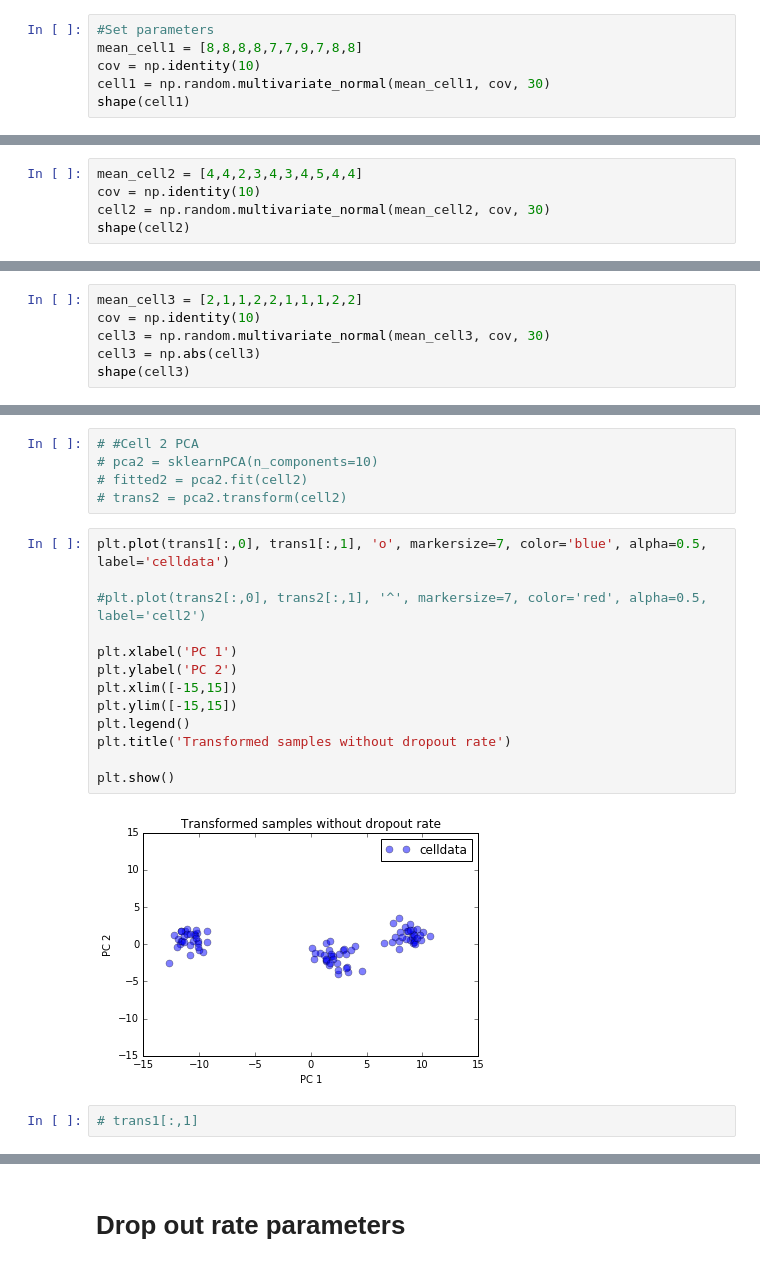
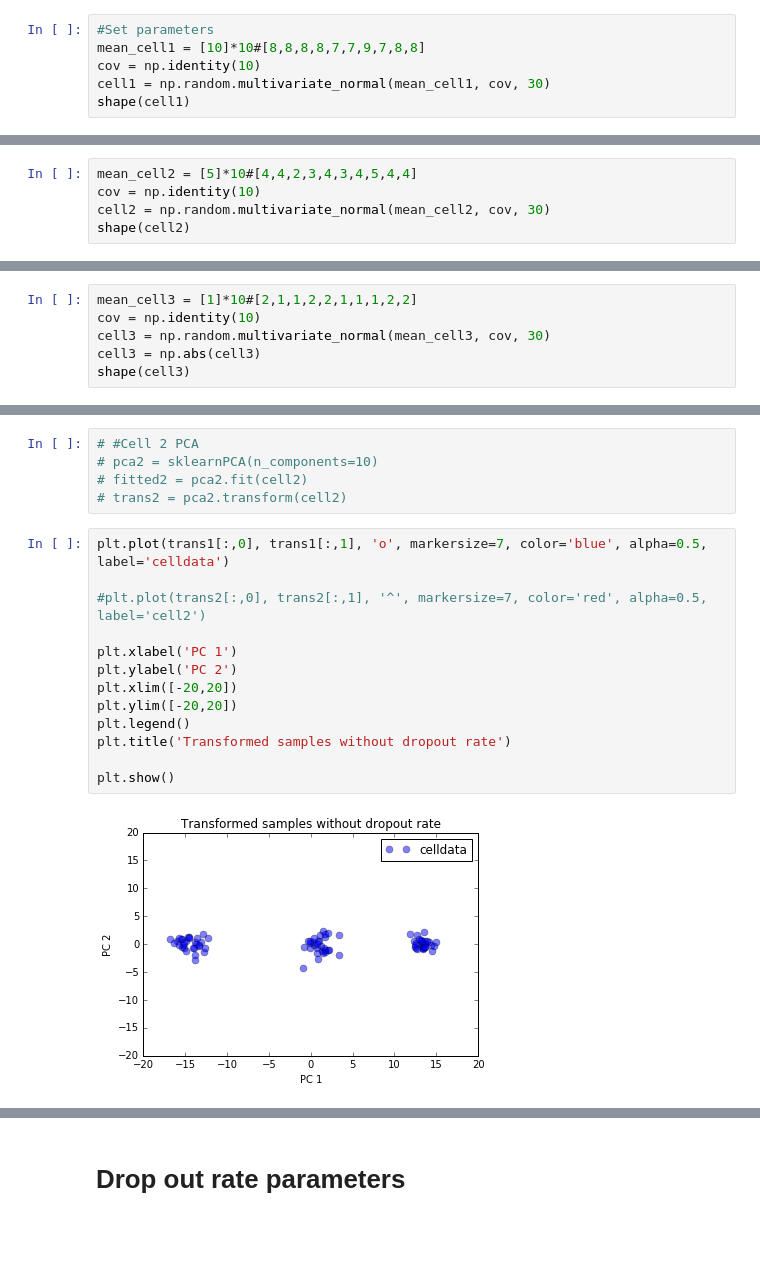
Before and after one commit to RemarkablyAverage/lab_work, a Jupyter notebook: PCA/most current.ipynb, the cells around one changed output, grey strips where cells are left out. Drawn from its saved outputs; the diff is of its cells as text; blank space fills up the shorter version.

```diff
--- a/PCA/most current.ipynb
+++ b/PCA/most current.ipynb
@@ -34,7 +34,7 @@ np.random.seed(4294967295) # random seed for consistency
 # Cell 1 Data
 # %%
 #Set parameters
-mean_cell1 = [8,8,8,8,7,7,9,7,8,8]
+mean_cell1 = [10]*10#[8,8,8,8,7,7,9,7,8,8]
 cov = np.identity(10)
 cell1 = np.random.multivariate_normal(mean_cell1, cov, 30)
 shape(cell1)
@@ -43,7 +43,7 @@ shape(cell1)
 # %% [markdown]
 # Cell 2 Data
 # %%
-mean_cell2 = [4,4,2,3,4,3,4,5,4,4]
+mean_cell2 = [5]*10#[4,4,2,3,4,3,4,5,4,4]
 cov = np.identity(10)
 cell2 = np.random.multivariate_normal(mean_cell2, cov, 30)
 shape(cell2)
@@ -52,7 +52,7 @@ shape(cell2)
 # %% [markdown]
 # Cell 3 Data
 # %%
-mean_cell3 = [2,1,1,2,2,1,1,1,2,2]
+mean_cell3 = [1]*10#[2,1,1,2,2,1,1,1,2,2]
 cov = np.identity(10)
 cell3 = np.random.multivariate_normal(mean_cell3, cov, 30)
 cell3 = np.abs(cell3)
@@ -83,17 +83,15 @@ shape(trans1)
 # %%
 plt.plot(trans1[:,0], trans1[:,1], 'o', markersize=7, color='blue', alpha=0.5, label='celldata')
 
 #plt.plot(trans2[:,0], trans2[:,1], '^', markersize=7, color='red', alpha=0.5, label='cell2')
 
 plt.xlabel('PC 1')
 plt.ylabel('PC 2')
-plt.xlim([-15,15])
-plt.ylim([-15,15])
+plt.xlim([-20,20])
+plt.ylim([-20,20])
 plt.legend()
 plt.title('Transformed samples without dropout rate')
 
 plt.show()
 # %% [output]
-[figure, old version]
+[figure, new version]
-# %%
-# trans1[:,1]
```
Also changed, not shown: parts of 11 cells of this notebook.
